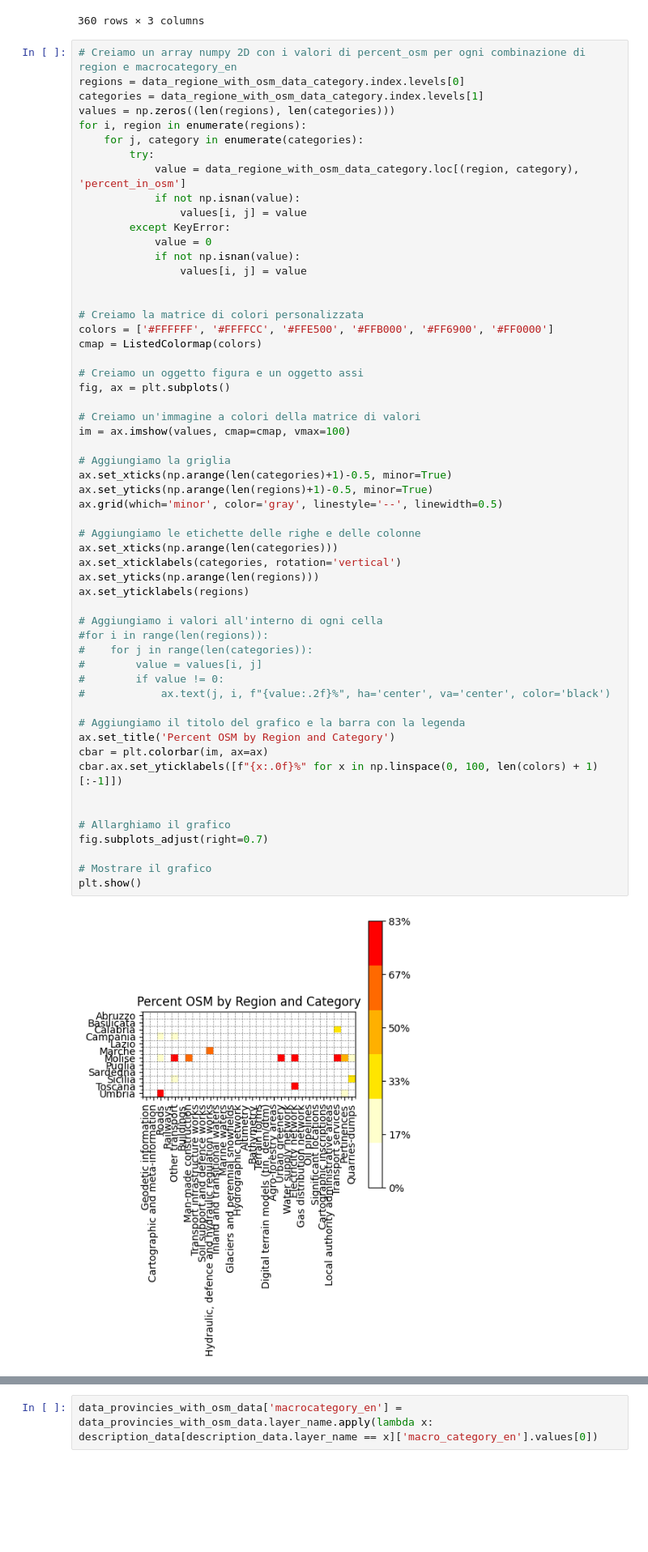
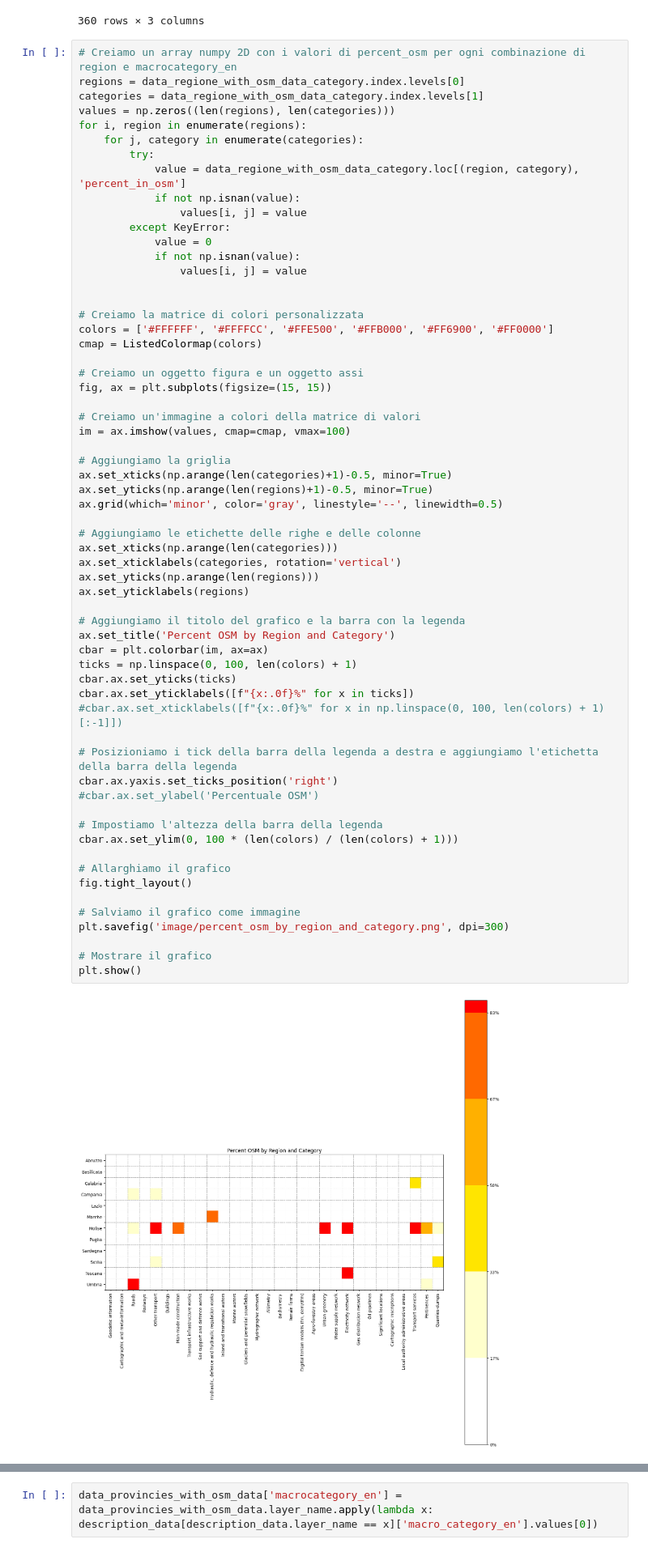
Before and after one commit to napo/dbsnosmcompare, a Jupyter notebook: analysis_osm_presence_igm_declaration.ipynb, the cells around one changed output, grey strips where cells are left out. Shown at 81% size. Saved outputs shown, nothing was run; the diff lists cells and outputs as text; blank space fills up the shorter version.

```diff
--- a/analysis_osm_presence_igm_declaration.ipynb
+++ b/analysis_osm_presence_igm_declaration.ipynb
@@ -143,41 +146,46 @@ for i, region in enumerate(regions):
 # Creiamo la matrice di colori personalizzata
 colors = ['#FFFFFF', '#FFFFCC', '#FFE500', '#FFB000', '#FF6900', '#FF0000']
 cmap = ListedColormap(colors)
 
 # Creiamo un oggetto figura e un oggetto assi
-fig, ax = plt.subplots()
+fig, ax = plt.subplots(figsize=(15, 15))
 
 # Creiamo un'immagine a colori della matrice di valori
 im = ax.imshow(values, cmap=cmap, vmax=100)
 
 # Aggiungiamo la griglia
 ax.set_xticks(np.arange(len(categories)+1)-0.5, minor=True)
 ax.set_yticks(np.arange(len(regions)+1)-0.5, minor=True)
 ax.grid(which='minor', color='gray', linestyle='--', linewidth=0.5)
 
 # Aggiungiamo le etichette delle righe e delle colonne
 ax.set_xticks(np.arange(len(categories)))
 ax.set_xticklabels(categories, rotation='vertical')
 ax.set_yticks(np.arange(len(regions)))
 ax.set_yticklabels(regions)
 
-# Aggiungiamo i valori all'interno di ogni cella
-#for i in range(len(regions)):
-#    for j in range(len(categories)):
-#        value = values[i, j]
-#        if value != 0:
-#            ax.text(j, i, f"{value:.2f}%", ha='center', va='center', color='black')
-
 # Aggiungiamo il titolo del grafico e la barra con la legenda
 ax.set_title('Percent OSM by Region and Category')
 cbar = plt.colorbar(im, ax=ax)
-cbar.ax.set_yticklabels([f"{x:.0f}%" for x in np.linspace(0, 100, len(colors) + 1)[:-1]])
+ticks = np.linspace(0, 100, len(colors) + 1)
+cbar.ax.set_yticks(ticks)
+cbar.ax.set_yticklabels([f"{x:.0f}%" for x in ticks])
+#cbar.ax.set_xticklabels([f"{x:.0f}%" for x in np.linspace(0, 100, len(colors) + 1)[:-1]])
 
+# Posizioniamo i tick della barra della legenda a destra e aggiungiamo l'etichetta della barra della legenda
+cbar.ax.yaxis.set_ticks_position('right')
+#cbar.ax.set_ylabel('Percentuale OSM')
+
+# Impostiamo l'altezza della barra della legenda
+cbar.ax.set_ylim(0, 100 * (len(colors) / (len(colors) + 1)))
 
 # Allarghiamo il grafico
-fig.subplots_adjust(right=0.7)
+fig.tight_layout()
+
+# Salviamo il grafico come immagine
+plt.savefig('image/percent_osm_by_region_and_category.png', dpi=300)
 
 # Mostrare il grafico
 plt.show()
 # %% [output]
-[figure, old version]
+[figure, new version]
```
Also changed, not shown: parts of 4 cells of this notebook, 2 other files.
